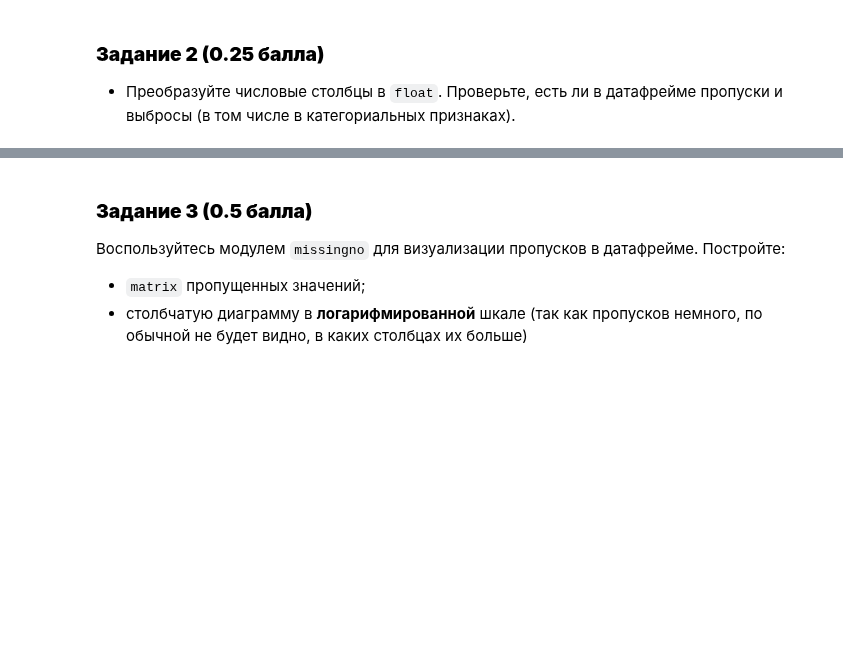
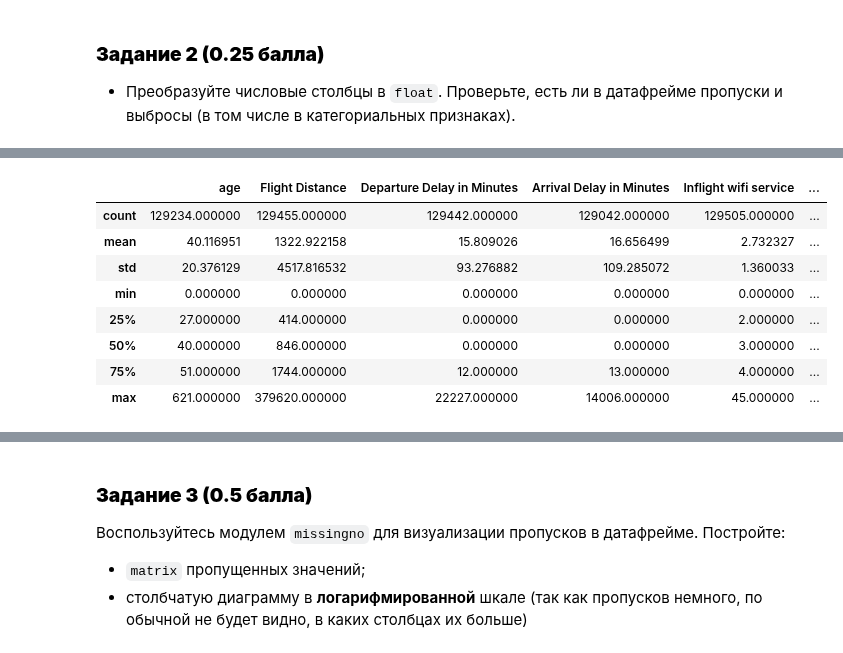
Before and after one commit to vasilyryabtsev/ml-hse-24-25, a Jupyter notebook: HW4_Woden/AI_HW4_woodenML_base.ipynb, the cells around one changed output, grey strips where cells are left out. Cells and saved outputs as stored; diff of their text form; code cells hidden in the pictures; blank space fills up the shorter version.

```diff
--- a/HW4_Woden/AI_HW4_woodenML_base.ipynb
+++ b/HW4_Woden/AI_HW4_woodenML_base.ipynb
@@ -141,0 +205,12 @@ assert df.shape == (129_549, 23)
+# %%
+df.describe()
+# %% [output]
+|  | age | Flight Distance | Departure Delay in Minutes | Arrival Delay in Minutes | Inflight wifi service | ... |
+| count | 129234.000000 | 129455.000000 | 129442.000000 | 129042.000000 | 129505.000000 | ... |
+| mean | 40.116951 | 1322.922158 | 15.809026 | 16.656499 | 2.732327 | ... |
+| std | 20.376129 | 4517.816532 | 93.276882 | 109.285072 | 1.360033 | ... |
+| min | 0.000000 | 0.000000 | 0.000000 | 0.000000 | 0.000000 | ... |
+| 25% | 27.000000 | 414.000000 | 0.000000 | 0.000000 | 2.000000 | ... |
+| 50% | 40.000000 | 846.000000 | 0.000000 | 0.000000 | 3.000000 | ... |
+| 75% | 51.000000 | 1744.000000 | 12.000000 | 13.000000 | 4.000000 | ... |
+| max | 621.000000 | 379620.000000 | 22227.000000 | 14006.000000 | 45.000000 | ... |
```
Also changed, not shown: parts of 42 cells of this notebook.
